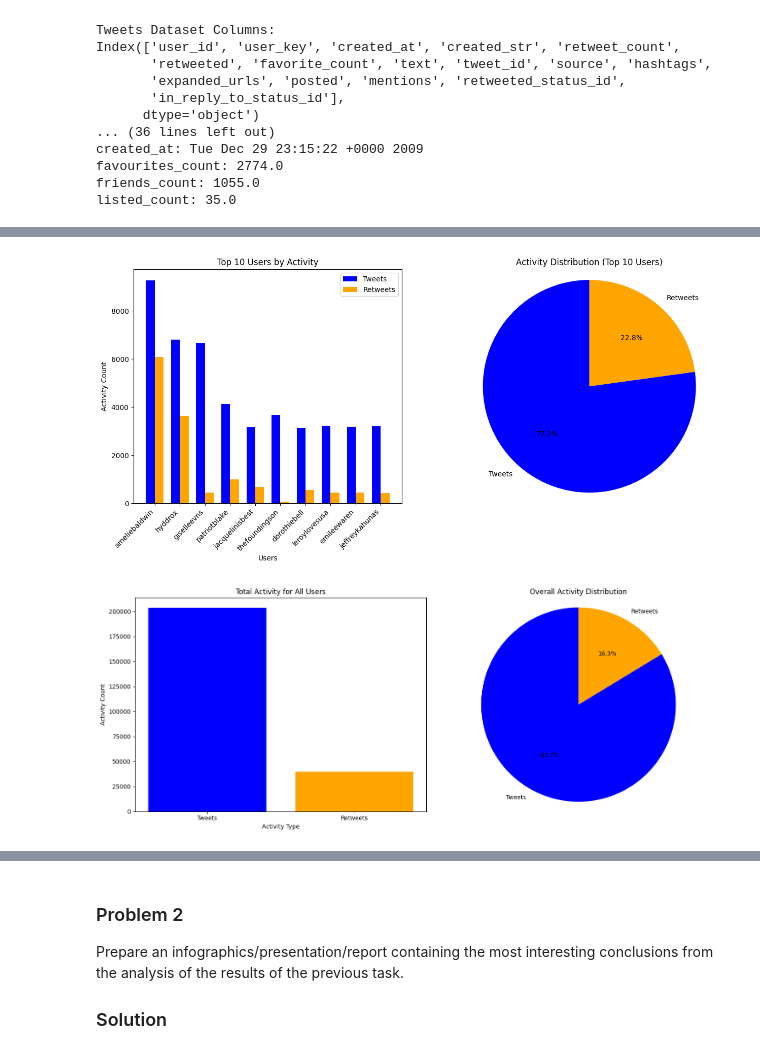
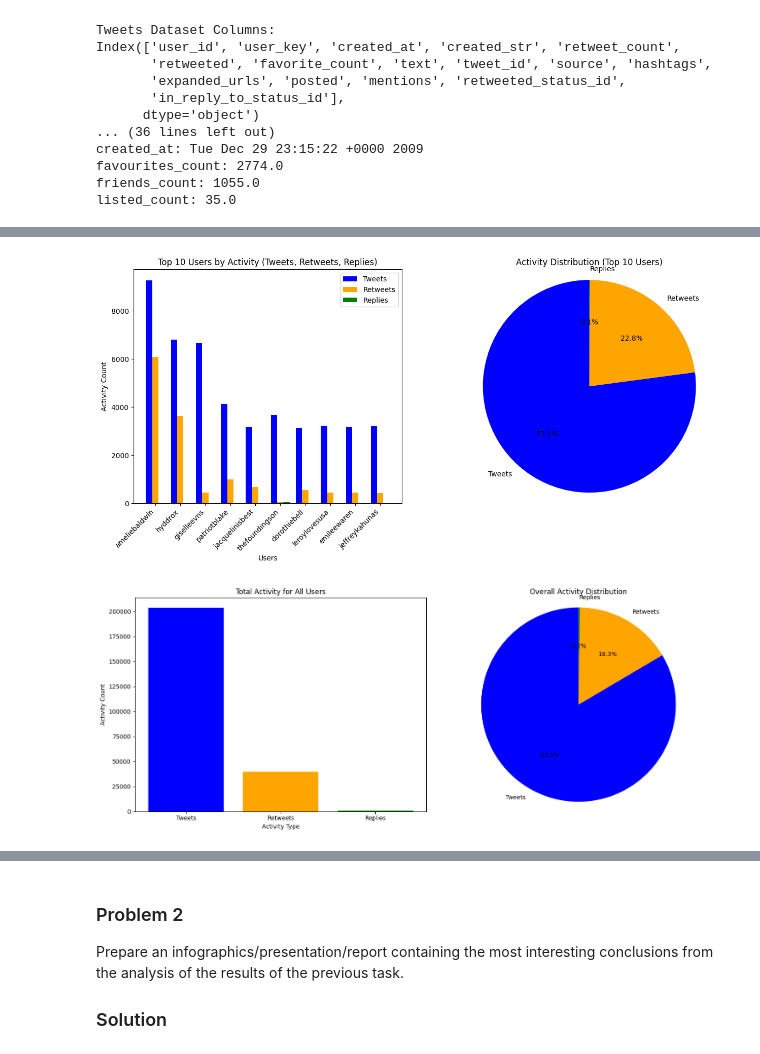
Before and after one commit to alessandrogentili001/Social-Networks-and-Recommendation-Systems, a Jupyter notebook: week_12/lab12.ipynb, the cells around one changed output, grey strips where cells are left out. Saved outputs shown, nothing was run; the diff lists cells and outputs as text; code cells hidden in the pictures.

```diff
--- a/week_12/lab12.ipynb
+++ b/week_12/lab12.ipynb
@@ -84,0 +118,14 @@ listed_count: 35.0
+# %%
+# Group tweets by user and calculate the total number of tweets and activity metrics
+user_activity = tweets_df.groupby('user_id').agg(
+    total_tweets=('user_id', 'size'),
+    total_retweets=('retweet_count', 'sum'),
+    total_likes=('favorite_count', 'sum'),
+    mentions=('mentions', lambda x: x.explode().value_counts().to_dict())
+)
+
+# Add activity data from users dataset (e.g., statuses_count)
+user_activity = user_activity.merge(users_df[['id', 'statuses_count']], left_index=True, right_on='id')
+
+# Display the result
+print(user_activity.head())
@@ -85,14 +212,11 @@ listed_count: 35.0
 # %%
-import pandas as pd
-import matplotlib.pyplot as plt
-import numpy as np
-
-# Group data by user and compute activity metrics
+# Group data by user and compute activity metrics (Tweets, Retweets, and Replies)
 def compute_user_activity(tweets_df):
     # Initialize a dictionary to store activity
     user_activity = tweets_df.groupby('user_key').agg(
         tweets=('user_key', 'size'),  # Count total tweets
-        retweets=('retweeted_status_id', lambda x: x.notna().sum())  # Count retweets
+        retweets=('retweeted_status_id', lambda x: x.notna().sum()),  # Count retweets
+        replies=('in_reply_to_status_id', lambda x: x.notna().sum())  # Count replies
     ).reset_index()
     return user_activity
 
@@ -104,66 +228,68 @@ tweets_df = pd.read_csv(tweets_dir)
 user_activity = compute_user_activity(tweets_df)
 
 # Sort by total activity for plotting (Top 10 Users)
-user_activity['total_activity'] = user_activity['tweets'] + user_activity['retweets']
+user_activity['total_activity'] = user_activity['tweets'] + user_activity['retweets'] + user_activity['replies']
 top_users = user_activity.sort_values(by='total_activity', ascending=False).head(10)
 
 # Analysis on the entire user base (all users)
 total_tweets = user_activity['tweets'].sum()
 total_retweets = user_activity['retweets'].sum()
+total_replies = user_activity['replies'].sum()
 
 # Plot activity
 def plot_user_activity(top_users, user_activity):
     # Prepare for plotting
     x = np.arange(len(top_users))
-    width = 0.35  # Bar width
+    width = 0.25  # Bar width
 
-    # Create the bar chart for tweets and retweets (Top 10 users)
+    # Create the bar chart for tweets, retweets, and replies (Top 10 users)
     fig, ax = plt.subplots(1, 2, figsize=(15, 6))
 
-    # Bar chart for Tweets and Retweets (Top 10 Users)
-    ax[0].bar(x - width/2, top_users['tweets'], width, label='Tweets', color='blue')
-    ax[0].bar(x + width/2, top_users['retweets'], width, label='Retweets', color='orange')
+    # Bar chart for Tweets, Retweets, and Replies (Top 10 Users)
+    ax[0].bar(x - width, top_users['tweets'], width, label='Tweets', color='blue')
+    ax[0].bar(x, top_users['retweets'], width, label='Retweets', color='orange')
+    ax[0].bar(x + width, top_users['replies'], width, label='Replies', color='green')
 
     ax[0].set_xticks(x)
     ax[0].set_xticklabels(top_users['user_key'], rotation=45, ha='right')
     ax[0].set_xlabel('Users')
     ax[0].set_ylabel('Activity Count')
-    ax[0].set_title('Top 10 Users by Activity')
+    ax[0].set_title('Top 10 Users by Activity (Tweets, Retweets, Replies)')
     ax[0].legend()
 
-    # Pie chart for distribution of tweet and retweet activities for top users
-    activities = [top_users['tweets'].sum(), top_users['retweets'].sum()]
-    labels = ['Tweets', 'Retweets']
-    colors = ['blue', 'orange']
+    # Pie chart for distribution of tweet, retweet, and reply activities for top users
+    activities = [top_users['tweets'].sum(), top_users['retweets'].sum(), top_users['replies'].sum()]
+    labels = ['Tweets', 'Retweets', 'Replies']
+    colors = ['blue', 'orange', 'green']
 
     ax[1].pie(activities, labels=labels, colors=colors, autopct='%1.1f%%', startangle=90)
     ax[1].axis('equal')  # Equal aspect ratio ensures that pie is drawn as a circle.
     ax[1].set_title('Activity Distribution (Top 10 Users)')
 
     # Plotting total activity for all users (bar chart and pie chart)
     fig2, ax2 = plt.subplots(1, 2, figsize=(15, 6))
 
-    # Bar chart for total tweets and retweets (All Users)
-    ax2[0].bar(['Tweets', 'Retweets'], [total_tweets, total_retweets], color=['blue', 'orange'])
+    # Bar chart for total tweets, retweets, and replies (All Users)
+    ax2[0].bar(['Tweets', 'Retweets', 'Replies'], [total_tweets, total_retweets, total_replies], color=['blue', 'orange', 'green'])
     ax2[0].set_xlabel('Activity Type')
     ax2[0].set_ylabel('Activity Count')
     ax2[0].set_title('Total Activity for All Users')
 
     # Pie chart for the entire user base distribution
-    total_activities = [total_tweets, total_retweets]
-    labels = ['Tweets', 'Retweets']
-    colors = ['blue', 'orange']
+    total_activities = [total_tweets, total_retweets, total_replies]
+    labels = ['Tweets', 'Retweets', 'Replies']
+    colors = ['blue', 'orange', 'green']
 
     ax2[1].pie(total_activities, labels=labels, colors=colors, autopct='%1.1f%%', startangle=90)
     ax2[1].axis('equal')  # Equal aspect ratio ensures that pie is drawn as a circle.
     ax2[1].set_title('Overall Activity Distribution')
 
     plt.tight_layout()
     plt.show()
 
 # Plot the activity for the top users and the entire user base
 plot_user_activity(top_users, user_activity)
 # %% [output]
-[figure, old version]
+[figure, new version]
-[figure, old version]
+[figure, new version]
 # %%
```
Also changed, not shown: parts of 8 cells of this notebook.
